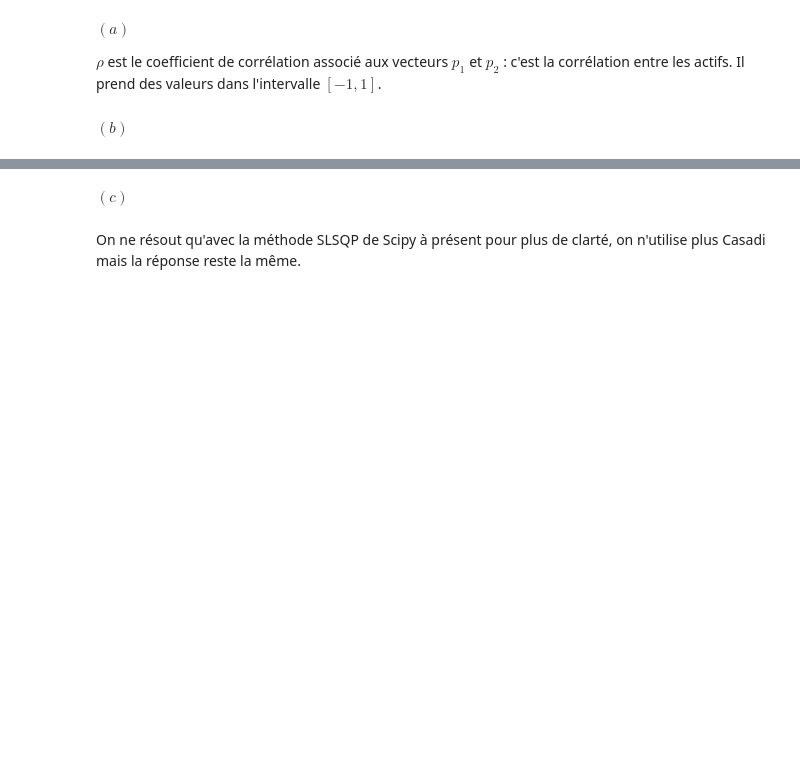
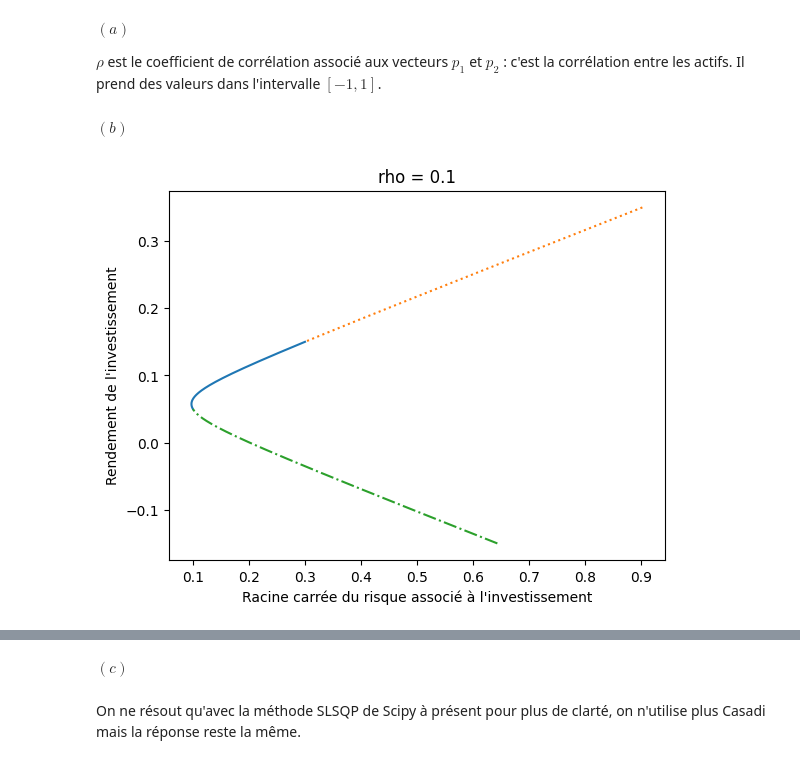
Before and after one commit to valoche3/projet_optim, a Jupyter notebook: partie_elyes.ipynb, the cells around one changed output, grey strips where cells are left out. Drawn from its saved outputs; the diff is of its cells as text; code cells hidden in the pictures; blank space fills up the shorter version.

```diff
--- a/partie_elyes.ipynb
+++ b/partie_elyes.ipynb
@@ -158,0 +158,43 @@ $(b)$
+# %%
+rho = 0.1
+sigma = np.array([[sig1**2, rho*sig1*sig2, 0], [rho*sig1*sig2, sig2**2, 0], [0, 0, sig3**2]])
+
+X1_1 = np.empty(1000)
+Y1_1 = np.empty(1000)
+for i in range(1000):
+    x_1 = i/1000
+    x_2 = 1 - x_1
+    x_3 = 0
+    x = np.array([x_1, x_2, x_3])
+    X1_1[i] = np.sqrt(np.dot(np.dot(x,sigma),x))
+    Y1_1[i] = np.dot(p,x)
+
+X1_2 = np.empty(2000)
+Y1_2 = np.empty(2000)
+for i in range(-2000,0):
+    x_1 = i/1000
+    x_2 = 1 - x_1
+    x_3 = 0
+    x = np.array([x_1, x_2, x_3])
+    X1_2[i] = np.sqrt(np.dot(np.dot(x,sigma),x))
+    Y1_2[i] = np.dot(p,x)
+
+X1_3 = np.empty(2000)
+Y1_3 = np.empty(2000)
+for i in range(-2000,0):
+    x_2 = i/1000
+    x_1 = 1 - x_2
+    x_3 = 0
+    x = np.array([x_1, x_2, x_3])
+    X1_3[i] = np.sqrt(np.dot(np.dot(x,sigma),x))
+    Y1_3[i] = np.dot(p,x)
+
+plt.plot(X1_1, Y1_1, '-', label = '')
+plt.plot(X1_2, Y1_2, ':', label = '')
+plt.plot(X1_3, Y1_3, '-.', label = '')
+plt.xlabel("Racine carrée du risque associé à l'investissement")
+plt.ylabel("Rendement de l'investissement")
+plt.title('rho = 0.1')
+plt.show()
+# %% [output]
+[figure, added]
```
Also changed, not shown: parts of 29 cells of this notebook.
